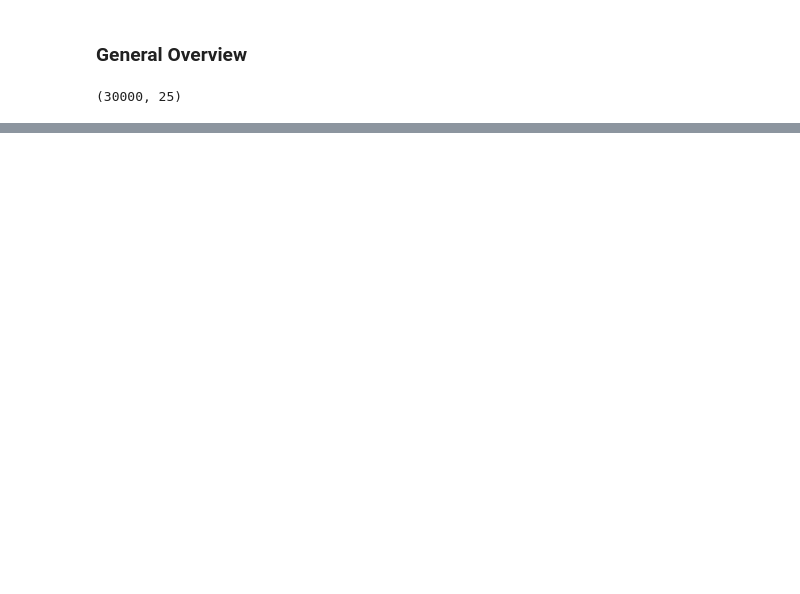
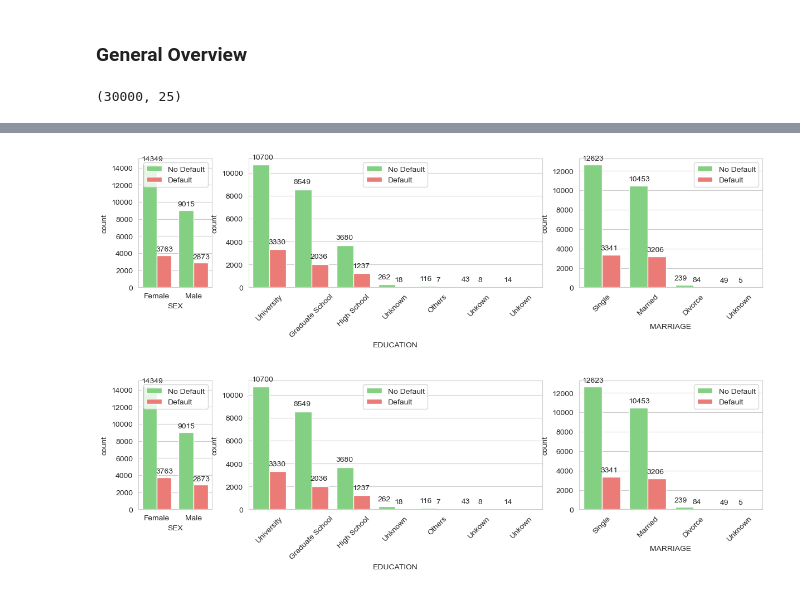
Before and after one commit to francescodisalvo05/credit-card-default, a Jupyter notebook: notebooks/EDA.ipynb, the cells around one changed output, grey strips where cells are left out. Drawn from its saved outputs; the diff is of its cells as text; code cells hidden in the pictures; blank space fills up the shorter version.

```diff
--- a/notebooks/EDA.ipynb
+++ b/notebooks/EDA.ipynb
@@ -106,0 +193,42 @@ desc
+# %%
+def plot_categorical_distribution_V3(df,feature,order,ticks,rotation,ax):
+
+    graph = sns.countplot(x=feature, data=df, order=order, ax=ax, hue="default payment next month", palette=['#77DD76','#FF6962'])
+
+    for p in ax.patches:
+        if not math.isnan(p.get_height()):
+            height = int(p.get_height())
+        else:
+            height = 0
+
+        ax.annotate(height, (p.get_x()-0.025, p.get_height()+500))
+
+    graph.set(xticklabels=ticks)
+    ax.tick_params(axis='x', rotation=rotation)
+    ax.legend(['No Default','Default'])
+# %%
+order_marriage = df["MARRIAGE"].value_counts().index
+ticks_marriage = ['Single','Married','Divorce','Unknown']
+
+order_education = df["EDUCATION"].value_counts().index
+ticks_education = ["University","Graduate School","High School", "Unknown", "Others", "Unkown","Unkown"]
+
+order_sex = df["SEX"].value_counts().index
+ticks_sex = ["Female","Male"]
+
+fig = plt.figure(constrained_layout=False,figsize=(14,3))
+gs1 = fig.add_gridspec(nrows=1, ncols=6, left=0.1, right=0.90, wspace=0.5)
+ax1 = fig.add_subplot(gs1[0, 0])
+ax2 = fig.add_subplot(gs1[0, 1:4])
+ax3 = fig.add_subplot(gs1[0, 4:6])
+
+plot_categorical_distribution_V3(df,"SEX",order_sex,ticks_sex,0,ax1)
+plot_categorical_distribution_V3(df,"EDUCATION",order_education,ticks_education,45,ax2)
+plot_categorical_distribution_V3(df,"MARRIAGE",order_marriage,ticks_marriage,45,ax3)
+
+# plt.suptitle('Distribution of sex, education and marriage')
+plt.show();
+#plt.savefig('../images/03-categorical-1.svg')
+# %% [output]
+[figure, added]
+[figure, added]
```
Also changed, not shown: parts of 24 cells of this notebook.
